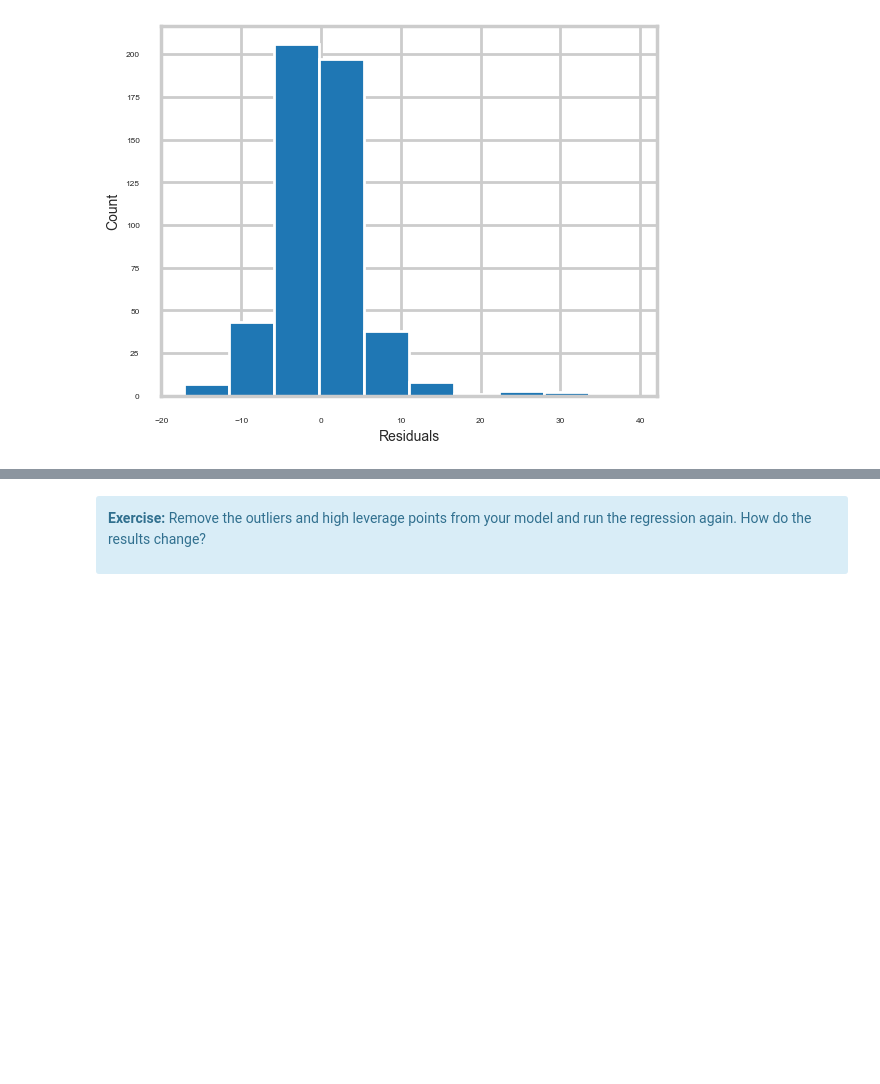
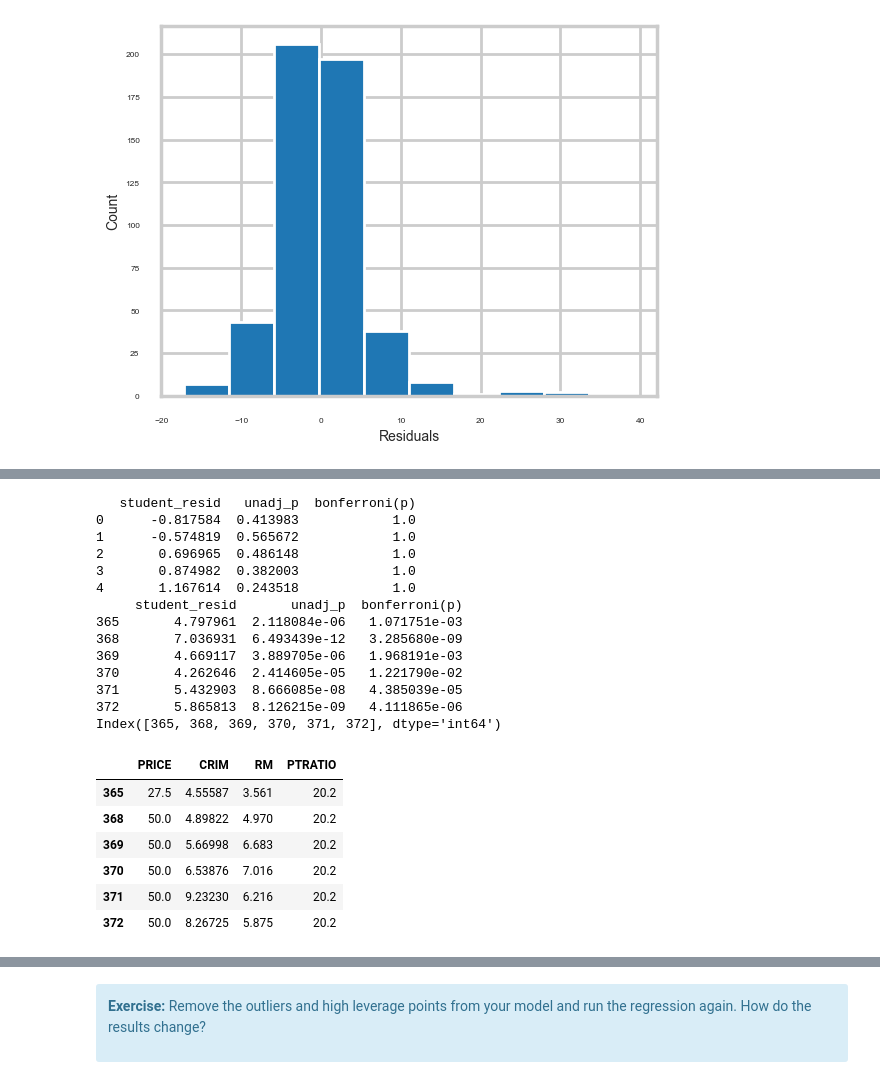
Before and after one commit to amschiltz/springboard_projects, a Jupyter notebook: Case_Study-Boston_Housing/Mini_Project_Linear_Regression.ipynb, the cells around one changed output, grey strips where cells are left out. Saved outputs shown, nothing was run; the diff lists cells and outputs as text; code cells hidden in the pictures; blank space fills up the shorter version.

```diff
--- a/Case_Study-Boston_Housing/Mini_Project_Linear_Regression.ipynb
+++ b/Case_Study-Boston_Housing/Mini_Project_Linear_Regression.ipynb
@@ -971,3 +1001,42 @@ plt.show()
+# %%
+# flag outliers in statsmodels OLS
+
+# get the outlier test results
+out_test = m_3.outlier_test(method='bonferroni')
+print(out_test.head())
+
+# filter to only those points with Bonferroni p-value < 0.05
+out = out_test[out_test['bonferroni(p)'] < 0.05]
+print(out)
+
+# get the index of these outliers in the original dataframe
+idx = out.index
+print(idx)
+
+# display the outlier rows from the original dataframe
+bos.loc[idx][['PRICE', 'CRIM', 'RM', 'PTRATIO']]
+# %% [output]
+   student_resid   unadj_p  bonferroni(p)
+0      -0.817584  0.413983            1.0
+1      -0.574819  0.565672            1.0
+2       0.696965  0.486148            1.0
+3       0.874982  0.382003            1.0
+4       1.167614  0.243518            1.0
+     student_resid       unadj_p  bonferroni(p)
+365       4.797961  2.118084e-06   1.071751e-03
+368       7.036931  6.493439e-12   3.285680e-09
+369       4.669117  3.889705e-06   1.968191e-03
+370       4.262646  2.414605e-05   1.221790e-02
+371       5.432903  8.666085e-08   4.385039e-05
+372       5.865813  8.126215e-09   4.111865e-06
+Index([365, 368, 369, 370, 371, 372], dtype='int64')
+|  | PRICE | CRIM | RM | PTRATIO |
+| 365 | 27.5 | 4.55587 | 3.561 | 20.2 |
+| 368 | 50.0 | 4.89822 | 4.970 | 20.2 |
+| 369 | 50.0 | 5.66998 | 6.683 | 20.2 |
+| 370 | 50.0 | 6.53876 | 7.016 | 20.2 |
+| 371 | 50.0 | 9.23230 | 6.216 | 20.2 |
+| 372 | 50.0 | 8.26725 | 5.875 | 20.2 |
 # %% [markdown]
 <div class="span5 alert alert-info">
 
```
Also changed, not shown: parts of 10 cells of this notebook.
